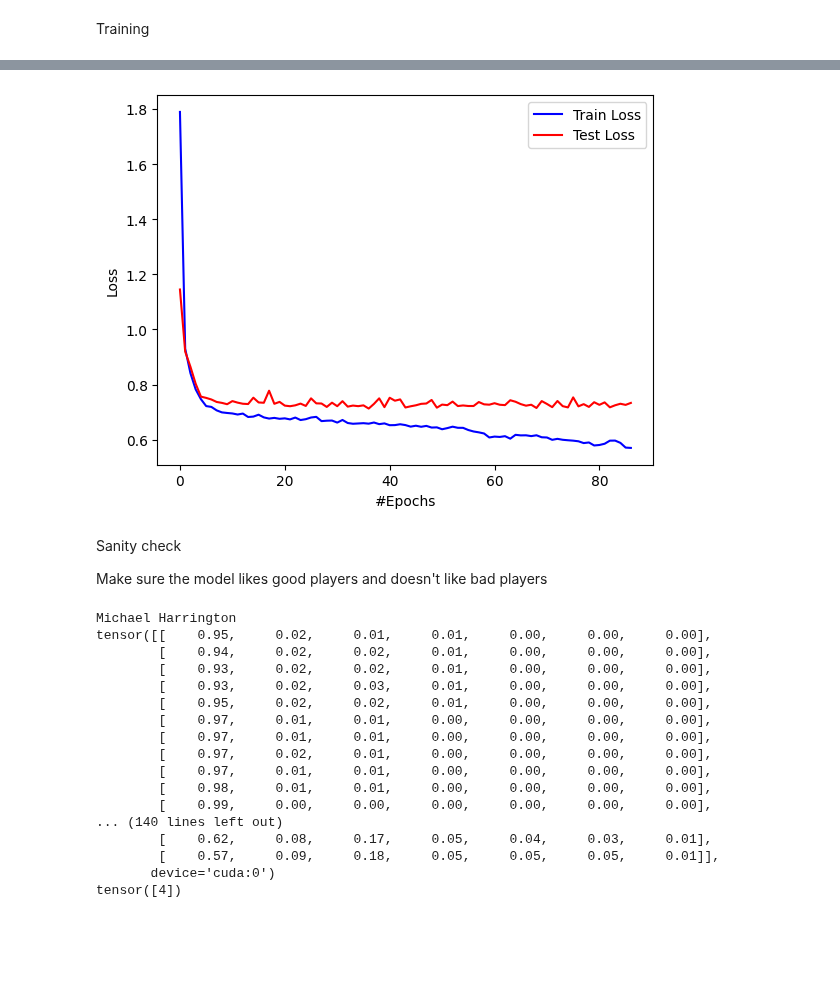
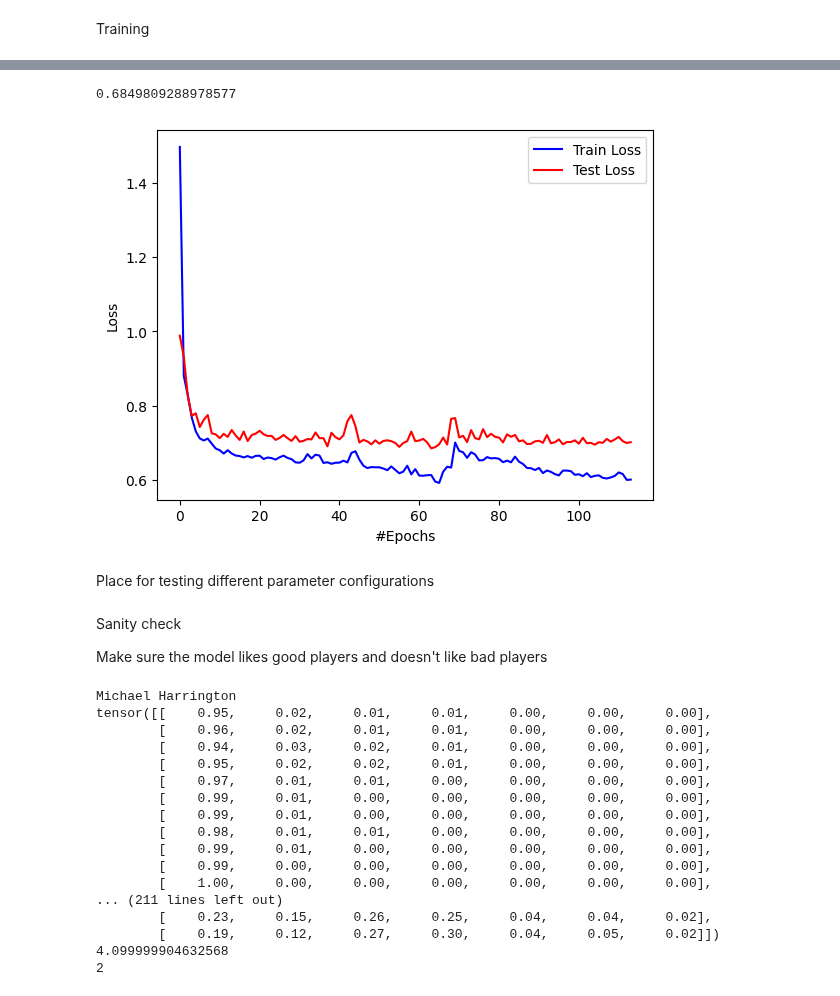
Before and after one commit to nitzryan/BaseballModels, a Jupyter notebook: Model.ipynb, the cells around one changed output, grey strips where cells are left out. Saved outputs shown, nothing was run; the diff lists cells and outputs as text; code cells hidden in the pictures; blank space fills up the shorter version.

```diff
--- a/Model.ipynb
+++ b/Model.ipynb
@@ -305,3 +304,11 @@ PLAYER_VARIANCE_SCALE = 1
+# %%
+HITTING_VARIANCE_SCALE = 0.5
+FIELDING_VARIANCE_SCALE = 0.5
+STEALING_VARIANCE_SCALE = 0.5
+PARKFACTOR_VARIANCE_SCALE = 0.5
+PLAYER_VARIANCE_SCALE = 0.5
+DRAFT_VARIANCE_SCALE = 0.2
+SIGNING_AGE_VARIANCE_SCALE = 0.2
 # %%
 BATCH_SIZE = 800
 MAX_INPUT_SIZE = 79
@@ -309,6 +316,8 @@ hitting_mutators = torch.zeros(size=(BATCH_SIZE, MAX_INPUT_SIZE, HITTER_COLS), d
 for n in tqdm(range(BATCH_SIZE)):
     for m in range(MAX_INPUT_SIZE):
         player_header = [0,0,0]
+        player_header[0] = SIGNING_AGE_VARIANCE_SCALE * random.gauss(0, 1)
+        player_header[1] = DRAFT_VARIANCE_SCALE * random.gauss(0, 1)
 
         fielding_mutator = [0] * FIELDING_PCA_COMPONENTS
         for i in range(FIELDING_PCA_COMPONENTS):
@@ -484,8 +493,9 @@ GPU Name: NVIDIA GeForce RTX 3080
 def count_parameters(model):
     return sum(p.numel() for p in model.parameters() if p.requires_grad)
 
-def logResults(epoch, num_epochs, train_loss, train_loss_history, test_loss, test_loss_history, epoch_counter, print_interval=1000):
-  if (epoch%print_interval == 0):  print('Epoch [%d/%d], Train Loss: %.4f, Test Loss: %.4f' %(epoch+1, num_epochs, train_loss, test_loss))
+def logResults(epoch, num_epochs, train_loss, train_loss_history, test_loss, test_loss_history, epoch_counter, print_interval=1000, should_output=True):
+  if should_output and (epoch%print_interval == 0):
+    print('Epoch [%d/%d], Train Loss: %.4f, Test Loss: %.4f' %(epoch+1, num_epochs, train_loss, test_loss))
   train_loss_history.append(train_loss)
   test_loss_history.append(test_loss)
   epoch_counter.append(epoch)
@@ -498,7 +508,7 @@ def graphLoss(epoch_counter, train_loss_hist, test_loss_hist, loss_name="Loss",
   plt.xlabel('#Epochs')
   plt.ylabel(loss_name)
 
-def trainAndGraph(network, training_generator, testing_generator, loss_function, optimizer, scheduler, num_epochs, logging_interval=1, early_stopping_cutoff=20):
+def trainAndGraph(network, training_generator, testing_generator, loss_function, optimizer, scheduler, num_epochs, logging_interval=1, early_stopping_cutoff=20, should_output=True):
   #Arrays to store training history
   test_loss_history = []
   epoch_counter = []
@@ -509,10 +519,10 @@ def trainAndGraph(network, training_generator, testing_generator, loss_function,
   epochsSinceLastImprove = 0
 
   for epoch in range(num_epochs):
-    avg_loss = train(network, training_generator, loss_function, optimizer)
+    avg_loss = train(network, training_generator, loss_function, optimizer, should_output=should_output)
     test_loss = test(network, testing_generator, loss_function)
     scheduler.step(test_loss)
-    logResults(epoch, num_epochs, avg_loss, train_loss_history, test_loss, test_loss_history, epoch_counter, logging_interval)
+    logResults(epoch, num_epochs, avg_loss, train_loss_history, test_loss, test_loss_history, epoch_counter, logging_interval, should_output)
     # if (test_loss > last_loss):
     #   break
     if (test_loss < best_loss):
@@ -524,9 +534,12 @@ def trainAndGraph(network, training_generator, testing_generator, loss_function,
       epochsSinceLastImprove += 1
 
     if epochsSinceLastImprove >= early_stopping_cutoff:
-      print("Stopped Training Early")
+      if should_output:
+        print("Stopped Training Early")
       break
 
-  print(f"Best result at epoch={best_epoch} with loss={best_loss}")
+  if should_output:
+    print(f"Best result at epoch={best_epoch} with loss={best_loss}")
 
-  graphLoss(epoch_counter, train_loss_history, test_loss_history)
+    graphLoss(epoch_counter, train_loss_history, test_loss_history)
+  return best_loss
@@ -729,18 +767,18 @@ def RNN_Classification_Loss(pred, actual, lengths):
 
     return lossMeans.mean()
 # %%
-dropout_perc = 0.2
+dropout_perc = 0.0
 num_layers = 2
-hidden_size = 150
+hidden_size = 500
 network = RNN_Model(num_layers, hidden_size, dropout_perc, hitting_mutators)
 network = network.to(device)
 print("Num. Parameters:", count_parameters(network))
 
-optimizer = torch.optim.Adam(network.parameters(), lr=0.0015)
+optimizer = torch.optim.Adam(network.parameters(), lr=0.00175)
 scheduler = lr_scheduler.ReduceLROnPlateau(optimizer, factor=0.5, patience=20, cooldown=5, verbose=False)
 loss_function = RNN_Classification_Loss
 
-num_epochs = 301
+num_epochs = 1001
 training_generator = torch.utils.data.DataLoader(trainHittersDataset, batch_size=BATCH_SIZE, shuffle=True)
 testing_generator = torch.utils.data.DataLoader(testHittersDataset, batch_size=BATCH_SIZE, shuffle=False)
 
@@ -761 +802,4 @@ Best result at epoch=36 with loss=0.7127631107966105
+0.6849809288978577
-[figure, old version]
+[figure, new version]
+# %% [markdown]
+Place for testing different parameter configurations
@@ -792,21 +865,23 @@ GetPlayer("Levi Michael", 605381)
 GetPlayer("Bryce Harper", 547180)
 GetPlayer("Mike Moustakas", 519058)
 GetPlayer("Max Kepler", 596146)
+GetPlayer("Jose Altuve", 514888)
+GetPlayer("Danny Santana", 542454)
 # %% [output]
 Michael Harrington
 tensor([[    0.95,     0.02,     0.01,     0.01,     0.00,     0.00,     0.00],
-        [    0.94,     0.02,     0.02,     0.01,     0.00,     0.00,     0.00],
-        [    0.93,     0.02,     0.02,     0.01,     0.00,     0.00,     0.00],
-        [    0.93,     0.02,     0.03,     0.01,     0.00,     0.00,     0.00],
+        [    0.96,     0.02,     0.01,     0.01,     0.00,     0.00,     0.00],
+        [    0.94,     0.03,     0.02,     0.01,     0.00,     0.00,     0.00],
         [    0.95,     0.02,     0.02,     0.01,     0.00,     0.00,     0.00],
         [    0.97,     0.01,     0.01,     0.00,     0.00,     0.00,     0.00],
-        [    0.97,     0.01,     0.01,     0.00,     0.00,     0.00,     0.00],
-        [    0.97,     0.02,     0.01,     0.00,     0.00,     0.00,     0.00],
-        [    0.97,     0.01,     0.01,     0.00,     0.00,     0.00,     0.00],
+        [    0.99,     0.01,     0.00,     0.00,     0.00,     0.00,     0.00],
+        [    0.99,     0.01,     0.00,     0.00,     0.00,     0.00,     0.00],
         [    0.98,     0.01,     0.01,     0.00,     0.00,     0.00,     0.00],
+        [    0.99,     0.01,     0.00,     0.00,     0.00,     0.00,     0.00],
         [    0.99,     0.00,     0.00,     0.00,     0.00,     0.00,     0.00],
-... (140 lines left out)
-        [    0.62,     0.08,     0.17,     0.05,     0.04,     0.03,     0.01],
-        [    0.57,     0.09,     0.18,     0.05,     0.05,     0.05,     0.01]],
-       device='cuda:0')
-tensor([4])
+        [    1.00,     0.00,     0.00,     0.00,     0.00,     0.00,     0.00],
+... (211 lines left out)
+        [    0.23,     0.15,     0.26,     0.25,     0.04,     0.04,     0.02],
+        [    0.19,     0.12,     0.27,     0.30,     0.04,     0.05,     0.02]])
+4.099999904632568
+2
```
Also changed, not shown: parts of 11 cells of this notebook.
